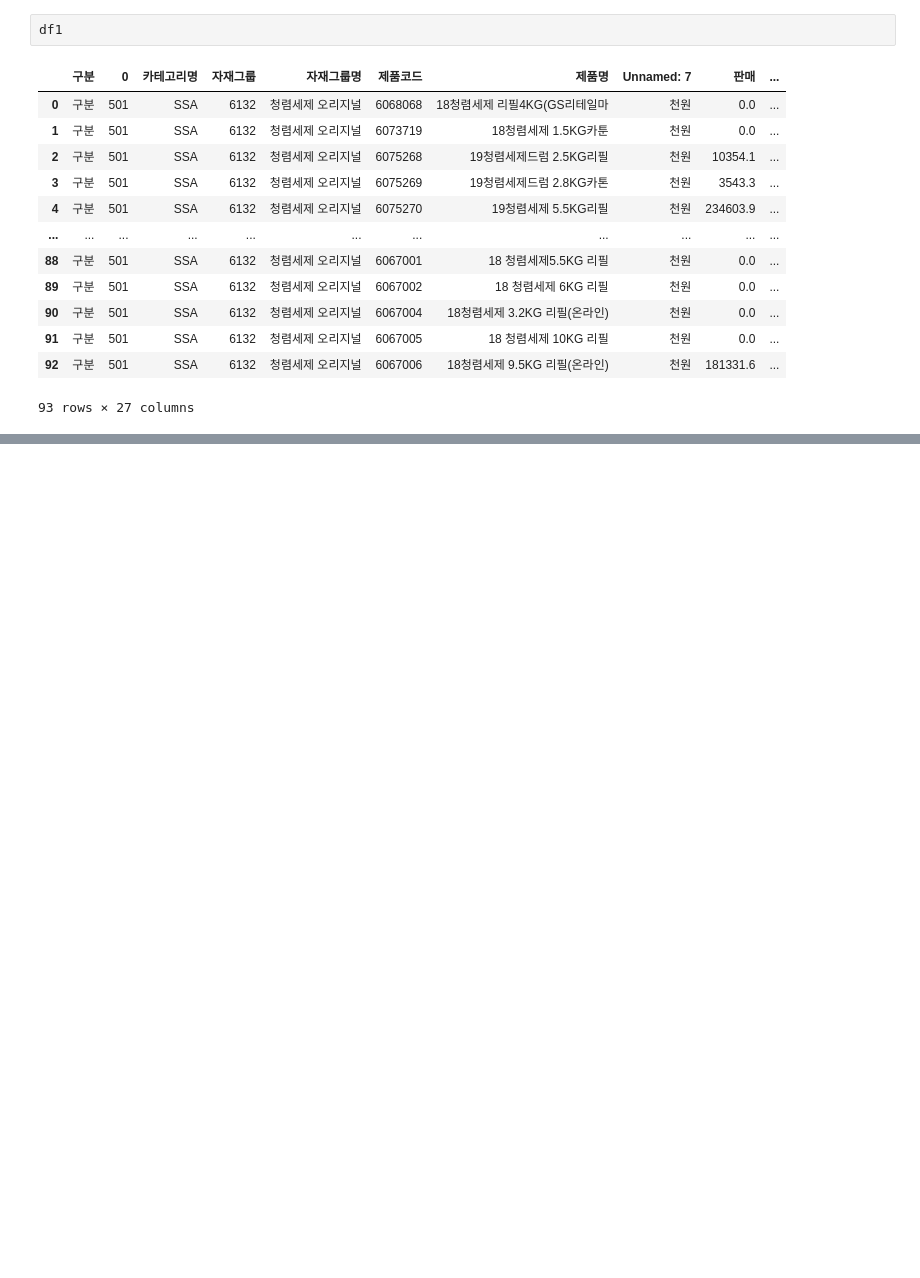
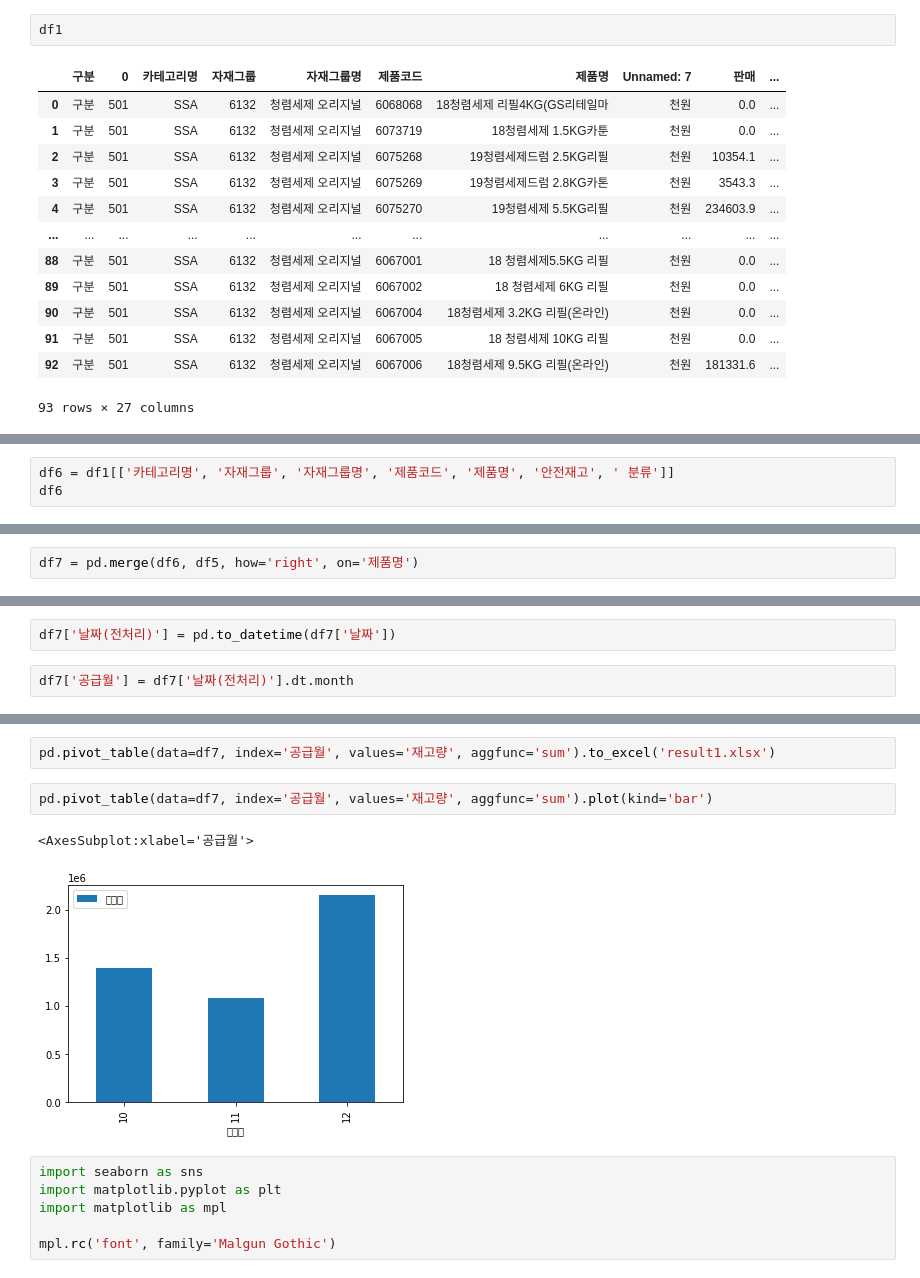
Before and after one commit to korilla2/TIL, a Jupyter notebook: 개인공부/데이터분석2/7.pandas.ipynb, the cells around one changed output, grey strips where cells are left out. Drawn from its saved outputs; the diff is of its cells as text; blank space fills up the shorter version.

```diff
--- a/개인공부/데이터분석2/7.pandas.ipynb
+++ b/개인공부/데이터분석2/7.pandas.ipynb
@@ -20,0 +184,3 @@ df1
+# %%
+df6 = df1[['카테고리명', '자재그룹', '자재그룹명', '제품코드', '제품명', '안전재고', ' 분류']]
+df6
@@ -20,0 +201,2 @@ df1
+# %%
+df7 = pd.merge(df6, df5, how='right', on='제품명')
@@ -20,0 +221,4 @@ df1
+# %%
+df7['날짜(전처리)'] = pd.to_datetime(df7['날짜'])
+# %%
+df7['공급월'] = df7['날짜(전처리)'].dt.month
@@ -20,0 +249,13 @@ df1
+# %%
+pd.pivot_table(data=df7, index='공급월', values='재고량', aggfunc='sum').to_excel('result1.xlsx')
+# %%
+pd.pivot_table(data=df7, index='공급월', values='재고량', aggfunc='sum').plot(kind='bar')
+# %% [output]
+<AxesSubplot:xlabel='공급월'>
+[figure, added]
+# %%
+import seaborn as sns
+import matplotlib.pyplot as plt
+import matplotlib as mpl
+
+mpl.rc('font', family='Malgun Gothic')
```
Also changed, not shown: parts of 21 cells of this notebook, 2 other files.
